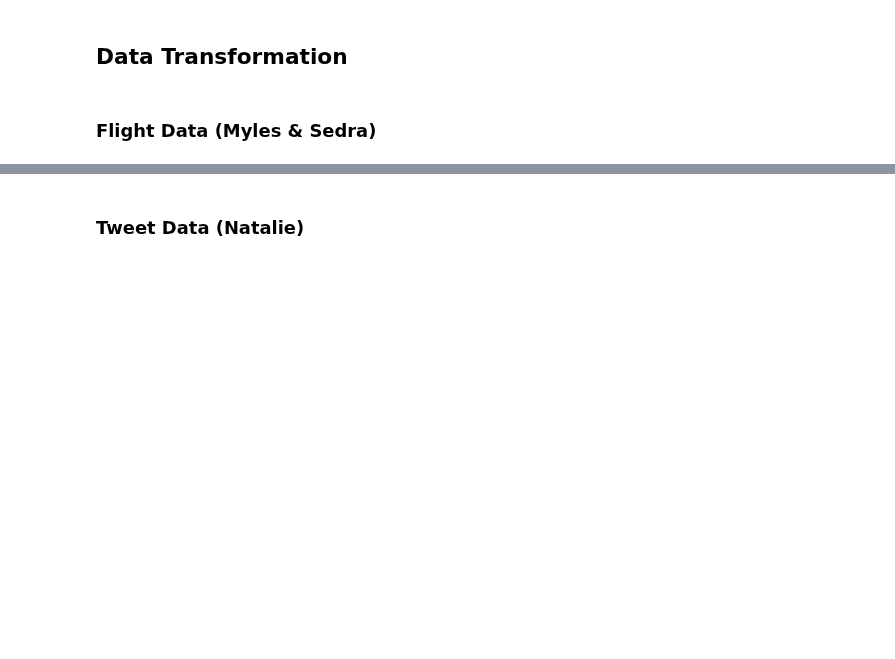
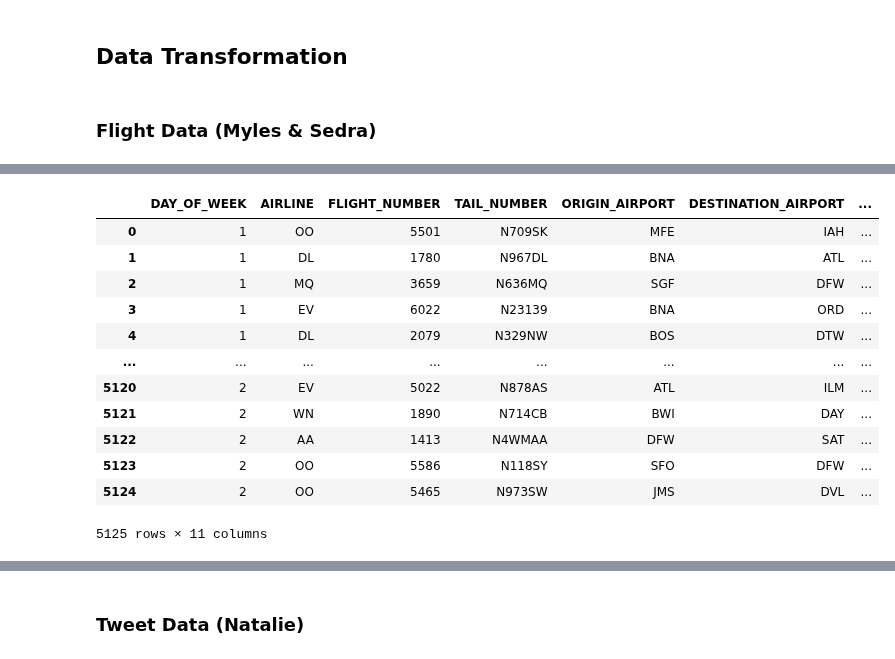
Before and after one commit to mjknj18/February-2015-Airline-Delays-Tweets-ETL, a Jupyter notebook: February_2015_Airline_Delays-Tweets_ETL_Main.ipynb, the cells around one changed output, grey strips where cells are left out. Drawn from its saved outputs; the diff is of its cells as text; code cells hidden in the pictures; blank space fills up the shorter version.

```diff
--- a/February_2015_Airline_Delays-Tweets_ETL_Main.ipynb
+++ b/February_2015_Airline_Delays-Tweets_ETL_Main.ipynb
@@ -51,0 +677,75 @@ data_tweets
+# %%
+cancelled_df = flights[flights['CANCELLED'] == 1]
+
+cancelled_df = cancelled_df[cancelled_df['MONTH'] == 2]
+
+cancelled_df = cancelled_df[(cancelled_df['DAY'] >= 16) & (cancelled_df['DAY'] <= 24)]
+
+cancelled_df = cancelled_df.drop(['CANCELLATION_REASON', 'AIR_SYSTEM_DELAY', 'SECURITY_DELAY', 'AIRLINE_DELAY',
+                                  'LATE_AIRCRAFT_DELAY', 'WEATHER_DELAY', 'DIVERTED', 'CANCELLED'], axis = 1)
+
+cancelled_df = cancelled_df.drop(['DEPARTURE_TIME', 'DEPARTURE_DELAY', 'TAXI_OUT', 'WHEELS_OFF', 'ELAPSED_TIME',
+                                  'AIR_TIME', 'WHEELS_ON', 'TAXI_IN', 'ARRIVAL_TIME', 'ARRIVAL_DELAY'], axis = 1)
+
+cancelled_df.loc[cancelled_df['DAY'] <= 9, 'DATE'] = cancelled_df['YEAR'].astype(str) + '-0' + cancelled_df['MONTH'].astype(str) + '-0' + cancelled_df['DAY'].astype(str)
+cancelled_df.loc[cancelled_df['DAY'] > 9, 'DATE'] = cancelled_df['YEAR'].astype(str) + '-0' + cancelled_df['MONTH'].astype(str) + '-' + cancelled_df['DAY'].astype(str)
+
+cancelled_df = cancelled_df.drop(['YEAR', 'MONTH', 'DAY'], axis = 1)
+
+cancelled_df = cancelled_df.dropna()
+
+cancelled_df = cancelled_df.reset_index().drop(['index'], axis = 1)
+
+scheduled_departure = []
+
+for item in cancelled_df['SCHEDULED_DEPARTURE'].astype(int):
+    if item == 2400:
+        scheduled_departure.append(dt.datetime.strptime('0000', '%H%M').strftime('%H:%M'))
+    elif item >= 1000:
+        scheduled_departure.append(dt.datetime.strptime(str(item), '%H%M').strftime('%H:%M'))
+    elif item >= 100 and item <= 999:
+        scheduled_departure.append(dt.datetime.strptime('0' + str(item), '%H%M').strftime('%H:%M'))
+    elif item >= 10 and item <= 99:
+        scheduled_departure.append(dt.datetime.strptime('00' + str(item), '%H%M').strftime('%H:%M'))
+    elif item <= 9:
+        scheduled_departure.append(dt.datetime.strptime('000' + str(item), '%H%M').strftime('%H:%M'))
+
+scheduled_arrival = []
+
+for item in cancelled_df['SCHEDULED_ARRIVAL'].astype(int):
+    if item == 2400:
+        scheduled_arrival.append(dt.datetime.strptime('0000', '%H%M').strftime('%H:%M'))
+    elif item >= 1000:
+        scheduled_arrival.append(dt.datetime.strptime(str(item), '%H%M').strftime('%H:%M'))
+    elif item >= 100 and item <= 999:
+        scheduled_arrival.append(dt.datetime.strptime('0' + str(item), '%H%M').strftime('%H:%M'))
+    elif item >= 10 and item <= 99:
+        scheduled_arrival.append(dt.datetime.strptime('00' + str(item), '%H%M').strftime('%H:%M'))
+    elif item <= 9:
+        scheduled_arrival.append(dt.datetime.strptime('000' + str(item), '%H%M').strftime('%H:%M'))
+
+cancelled_df['SCHEDULED_DEPARTURE'] = scheduled_departure
+cancelled_df['SCHEDULED_ARRIVAL'] = scheduled_arrival
+
+scheduled_time = []
+
+for item in cancelled_df['SCHEDULED_TIME'].astype(int):
+    scheduled_time.append(str(dt.timedelta(minutes = item))[:-3])
+
+cancelled_df['SCHEDULED_TIME'] = scheduled_time
+
+cancelled_df
+# %% [output]
+|  | DAY_OF_WEEK | AIRLINE | FLIGHT_NUMBER | TAIL_NUMBER | ORIGIN_AIRPORT | DESTINATION_AIRPORT | ... |
+| 0 | 1 | OO | 5501 | N709SK | MFE | IAH | ... |
+| 1 | 1 | DL | 1780 | N967DL | BNA | ATL | ... |
+| 2 | 1 | MQ | 3659 | N636MQ | SGF | DFW | ... |
+| 3 | 1 | EV | 6022 | N23139 | BNA | ORD | ... |
+| 4 | 1 | DL | 2079 | N329NW | BOS | DTW | ... |
+| ... | ... | ... | ... | ... | ... | ... | ... |
+| 5120 | 2 | EV | 5022 | N878AS | ATL | ILM | ... |
+| 5121 | 2 | WN | 1890 | N714CB | BWI | DAY | ... |
+| 5122 | 2 | AA | 1413 | N4WMAA | DFW | SAT | ... |
+| 5123 | 2 | OO | 5586 | N118SY | SFO | DFW | ... |
+| 5124 | 2 | OO | 5465 | N973SW | JMS | DVL | ... |
+5125 rows × 11 columns
```
Also changed, not shown: parts of 61 cells of this notebook.
